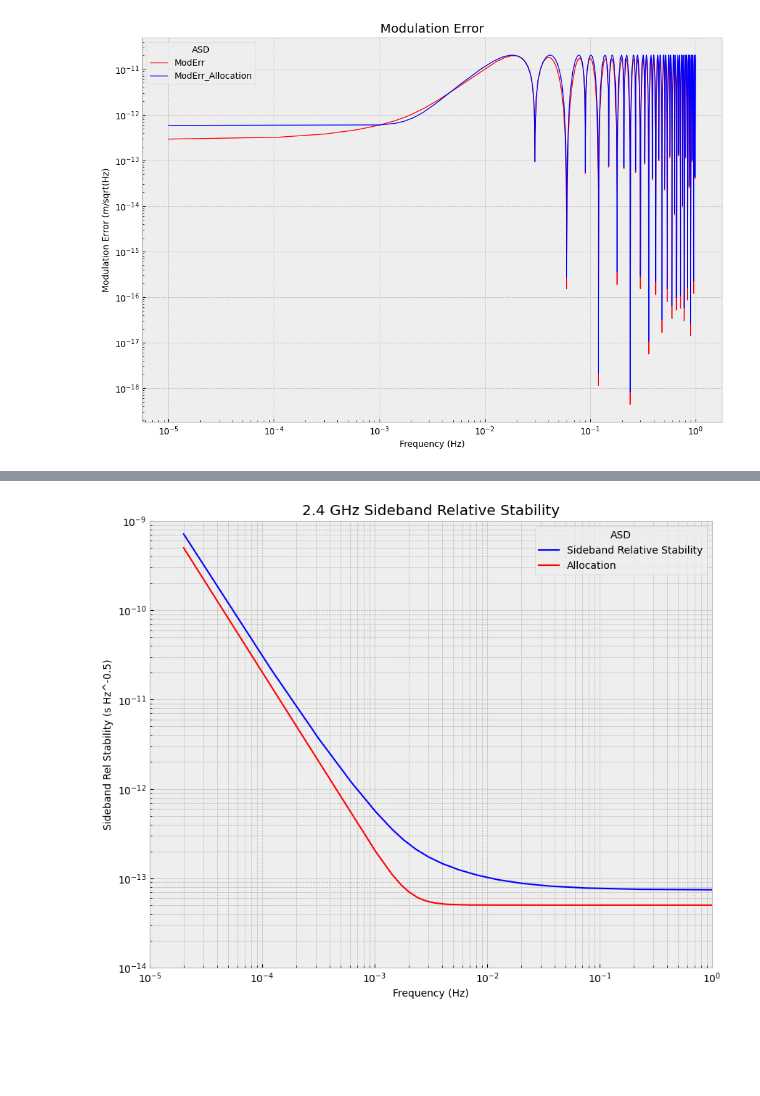
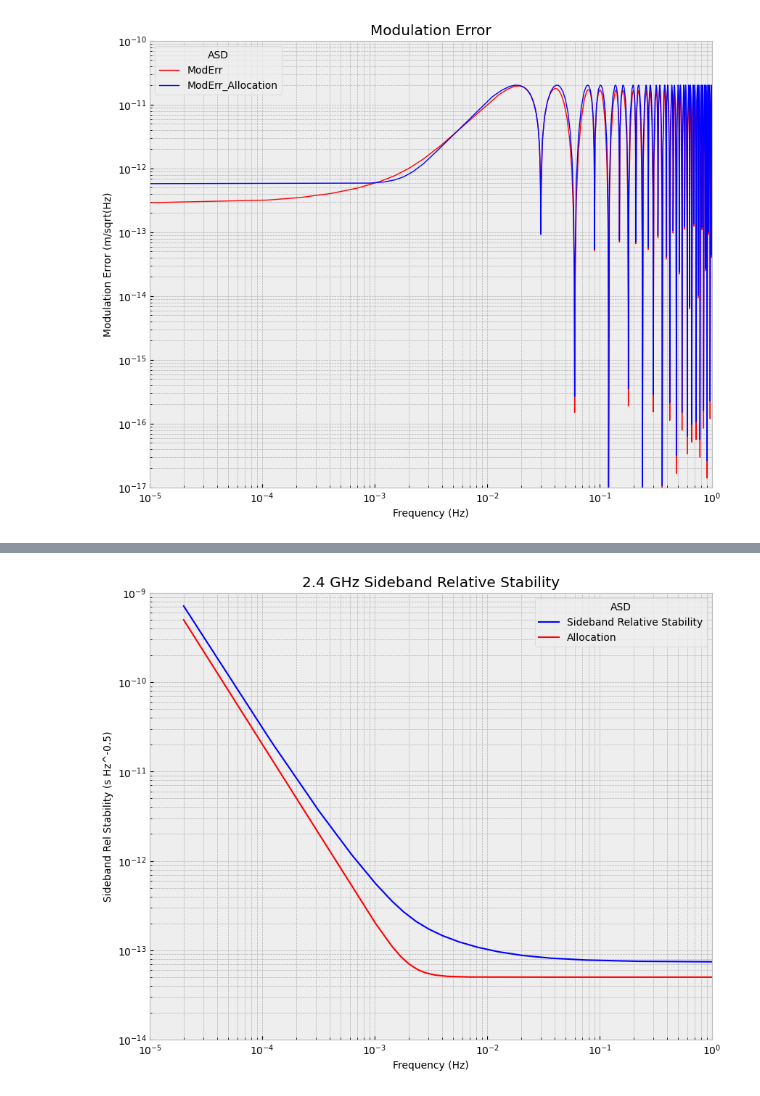
Before and after one commit to raidurgesh/RFNoise, a Jupyter notebook: RFModErr0.ipynb, the cells around one changed output, grey strips where cells are left out. Cells and saved outputs as stored; diff of their text form; code cells hidden in the pictures; blank space fills up the shorter version.

```diff
--- a/RFModErr0.ipynb
+++ b/RFModErr0.ipynb
@@ -74,13 +116,16 @@ plt.show()
 # %%
-plt.figure(figsize=(12,8))
+plt.figure(figsize=(10,8))
 plt.plot(freq, ModErr, 'r-',label = "ModErr", linewidth=1.0)
 plt.plot(freq, ModErr_Allocation, 'b-',label = "ModErr_Allocation", linewidth=1.0)
 plt.yscale("log")
 plt.xscale("log")
+plt.ylim(1e-17, 1e-10)
+plt.xlim(1e-5, 1)
 plt.title("Modulation Error")
 plt.xlabel("Frequency (Hz)")
 plt.ylabel("Modulation Error (m/sqrt(Hz)")
 plt.legend(title = "ASD")
+plt.grid(visible=None, which='minor', axis='both')
 plt.show()
 # %% [output]
-[figure, old version]
+[figure, new version]
```
Also changed, not shown: parts of 9 cells of this notebook.
